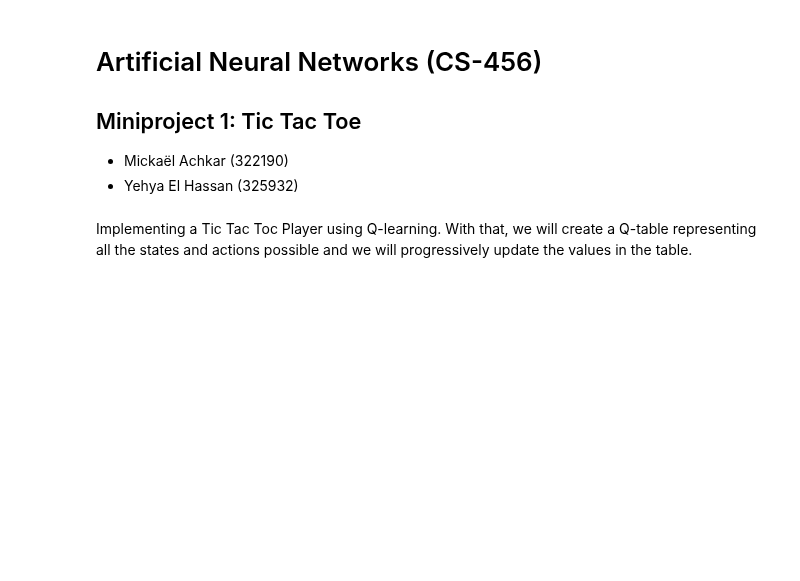
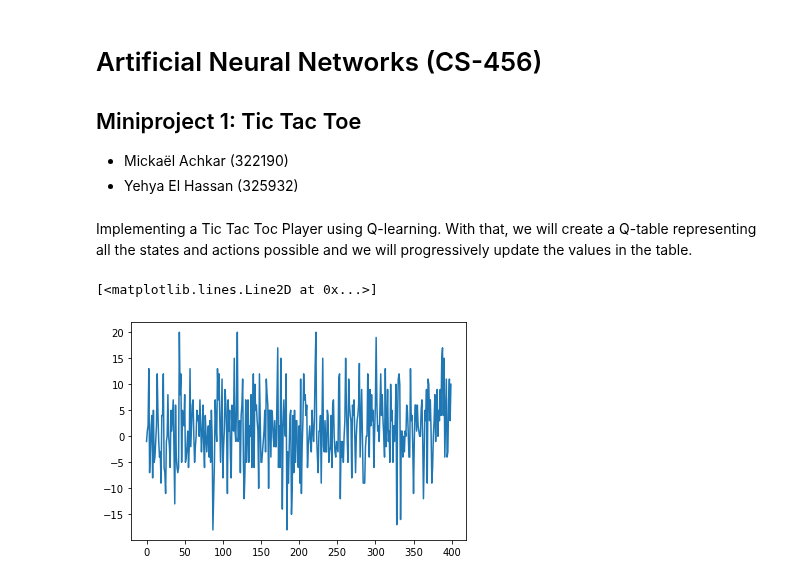
Before and after one commit to mikqs/rl-tic-tac-toe, a Jupyter notebook: 322190_325932.ipynb, the cells around one changed output. Cells and saved outputs as stored; diff of their text form; code cells hidden in the pictures; blank space fills up the shorter version.

```diff
--- a/322190_325932.ipynb
+++ b/322190_325932.ipynb
@@ -165,6 +201,8 @@ def train_rl_agent(environment: TictactoeEnv,number_of_episodes: int, optimal_le
 # %%
 # RL Hyper-params
 number_of_episodes = 20000
-epsilon = 0.1
+epsilon = 0.4
 
-player_rl_agent, number_of_rl_wins = train_rl_agent(environment, number_of_episodes=number_of_episodes, optimal_level=0.5,epsilon=epsilon)
+environment = TictactoeEnv()
+
+player_rl_agent, rewards = train_rl_agent(environment, number_of_episodes=number_of_episodes, optimal_level=1.0,epsilon=epsilon)
@@ -173,0 +209,5 @@ print(player_rl_agent.q_table)
+# %%
+plt.plot(rewards)
+# %% [output]
+[<matplotlib.lines.Line2D at 0x...>]
+[figure, added]
```
Also changed, not shown: parts of 5 cells of this notebook.
